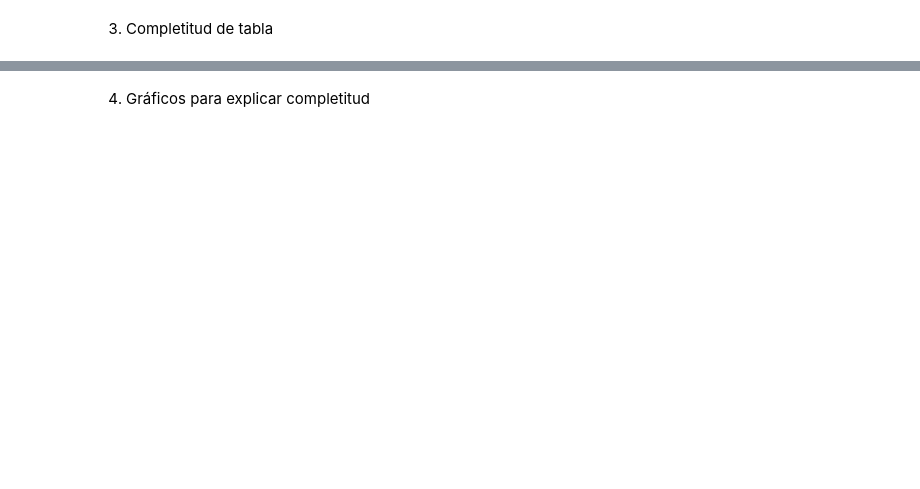
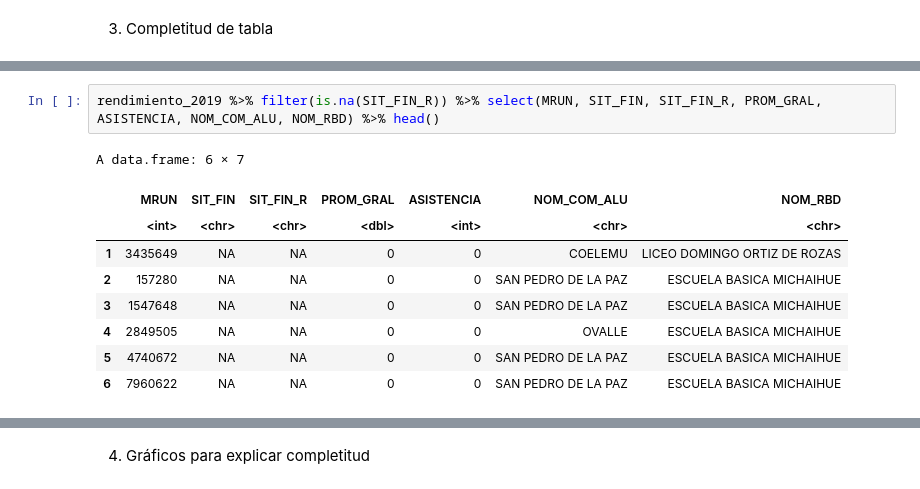
Before and after one commit to adelrio89/data_science_for_public_policy, a Jupyter notebook: Tarea_2_Gestión_de_Datos.ipynb, the cells around one changed output, grey strips where cells are left out. Saved outputs shown, nothing was run; the diff lists cells and outputs as text; blank space fills up the shorter version.

```diff
--- a/Tarea_2_Gestión_de_Datos.ipynb
+++ b/Tarea_2_Gestión_de_Datos.ipynb
@@ -230,0 +339,12 @@ print(completitud_tabla)
+# %%
+rendimiento_2019 %>% filter(is.na(SIT_FIN_R)) %>% select(MRUN, SIT_FIN, SIT_FIN_R, PROM_GRAL, ASISTENCIA, NOM_COM_ALU, NOM_RBD) %>% head()
+# %% [output]
+A data.frame: 6 × 7
+|  | MRUN | SIT_FIN | SIT_FIN_R | PROM_GRAL | ASISTENCIA | NOM_COM_ALU | NOM_RBD |
+|  | <int> | <chr> | <chr> | <dbl> | <int> | <chr> | <chr> |
+| 1 | 3435649 | NA | NA | 0 | 0 | COELEMU | LICEO DOMINGO ORTIZ DE ROZAS |
+| 2 | 157280 | NA | NA | 0 | 0 | SAN PEDRO DE LA PAZ | ESCUELA BASICA MICHAIHUE |
+| 3 | 1547648 | NA | NA | 0 | 0 | SAN PEDRO DE LA PAZ | ESCUELA BASICA MICHAIHUE |
+| 4 | 2849505 | NA | NA | 0 | 0 | OVALLE | ESCUELA BASICA MICHAIHUE |
+| 5 | 4740672 | NA | NA | 0 | 0 | SAN PEDRO DE LA PAZ | ESCUELA BASICA MICHAIHUE |
+| 6 | 7960622 | NA | NA | 0 | 0 | SAN PEDRO DE LA PAZ | ESCUELA BASICA MICHAIHUE |
```
Also changed, not shown: parts of 44 cells of this notebook.
